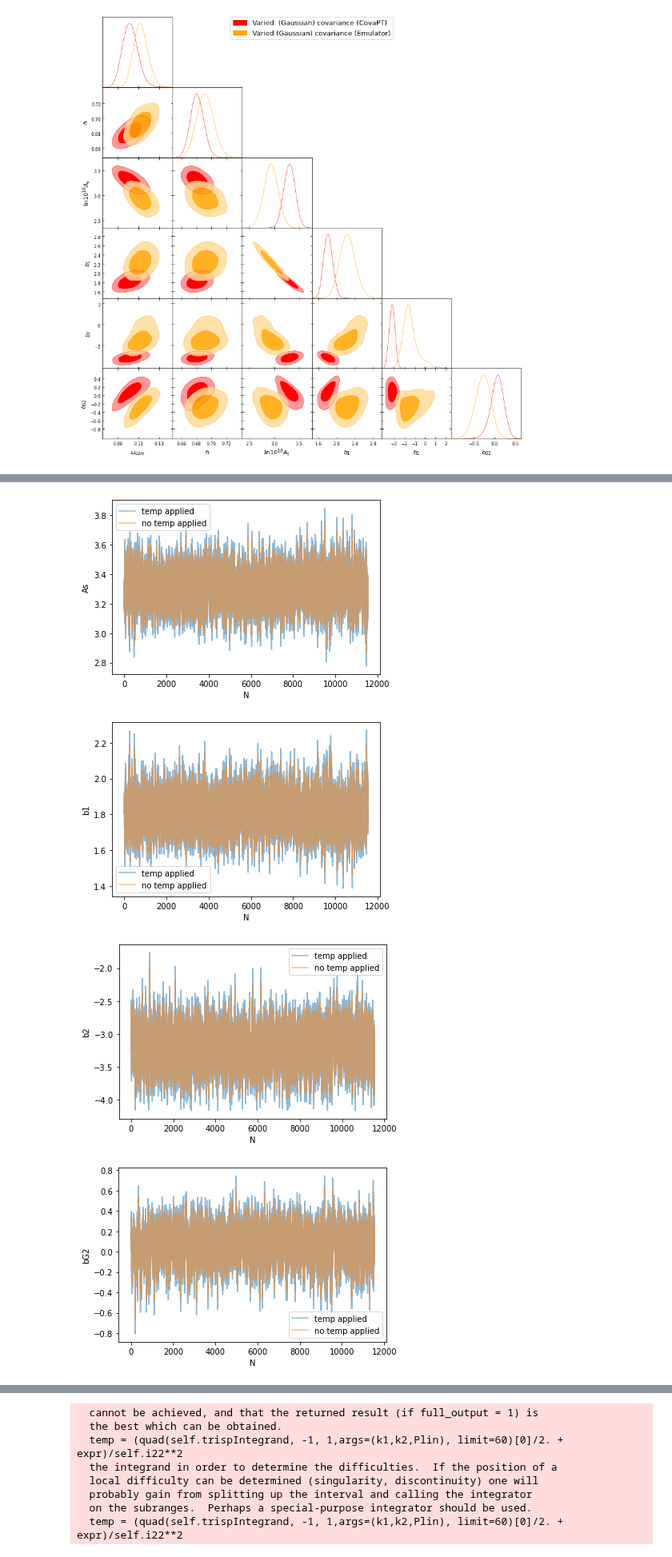
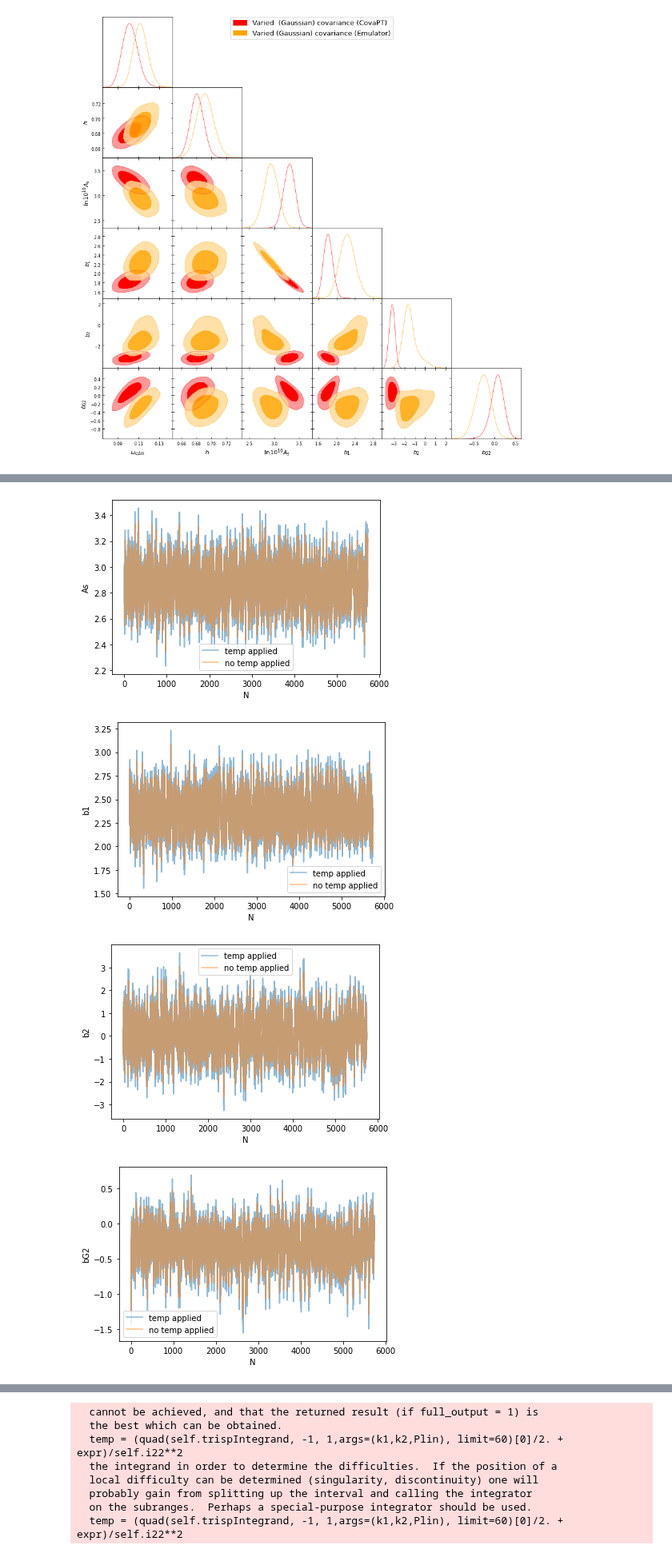
Before and after one commit to jadamo/CovNet, a Jupyter notebook: notebooks/Likelihood.ipynb, the cells around one changed output, grey strips where cells are left out. Shown at 80% size. Saved outputs shown, nothing was run; the diff lists cells and outputs as text; code cells hidden in the pictures.

```diff
--- a/notebooks/Likelihood.ipynb
+++ b/notebooks/Likelihood.ipynb
@@ -334,17 +334,17 @@ def make_diagonal(x, y, bins):
 # %%
 # save the varied gaussian covariance term multiplied by a "Temperature" of 1.2 to be used in the
 # performace sampling test
-chain_importance = np.zeros((len(chain_2.dtype.names)-2, chain_2.shape[0]))
+chain_importance = np.zeros((len(chain_3.dtype.names)-2, chain_3.shape[0]))
 
-for i in range(2, len(chain_2.dtype.names)):
+for i in range(2, len(chain_3.dtype.names)):
     idx = i-2
     name = chain_2.dtype.names[i]
     # apply the tempterature
-    chain_importance[idx, :] = 1.21 * (chain_2[name] - np.mean(chain_2[name])) + np.mean(chain_2[name])
+    chain_importance[idx, :] = 1.21 * (chain_3[name] - np.mean(chain_3[name])) + np.mean(chain_3[name])
 
     plt.figure()
     plt.plot(range(chain_importance.shape[1]), chain_importance[idx,:], alpha=0.5, label="temp applied")
-    plt.plot(range(chain_2.shape[0]), chain_2[name], alpha=0.5, label="no temp applied")
+    plt.plot(range(chain_3.shape[0]), chain_3[name], alpha=0.5, label="no temp applied")
     plt.xlabel("N")
     plt.ylabel(name)
     plt.legend()
@@ -354,4 +354,4 @@ for i in range(2, len(chain_2.dtype.names)):
-[figure, old version]
+[figure, new version]
-[figure, old version]
+[figure, new version]
-[figure, old version]
+[figure, new version]
-[figure, old version]
+[figure, new version]
```
Also changed, not shown: parts of 5 cells of this notebook, 4 other files.
